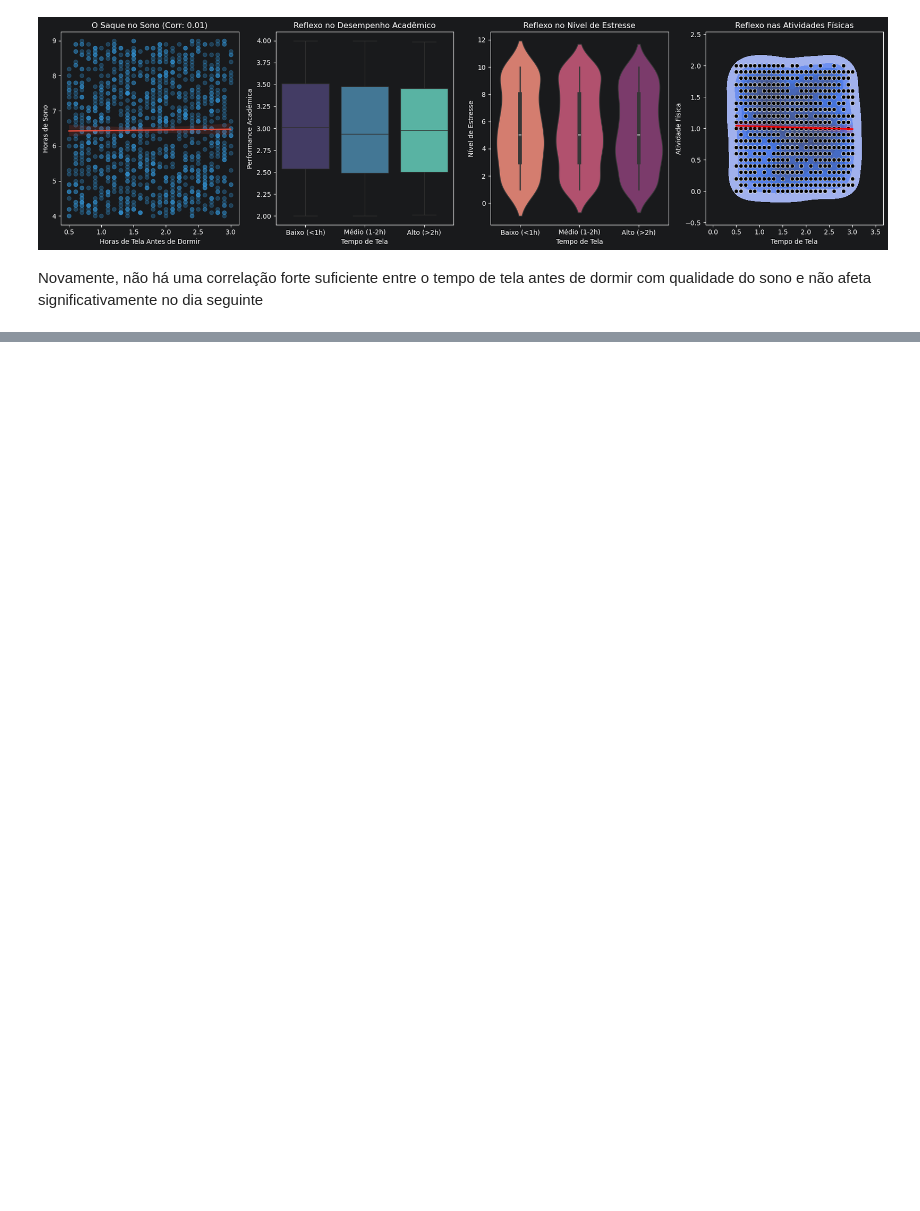
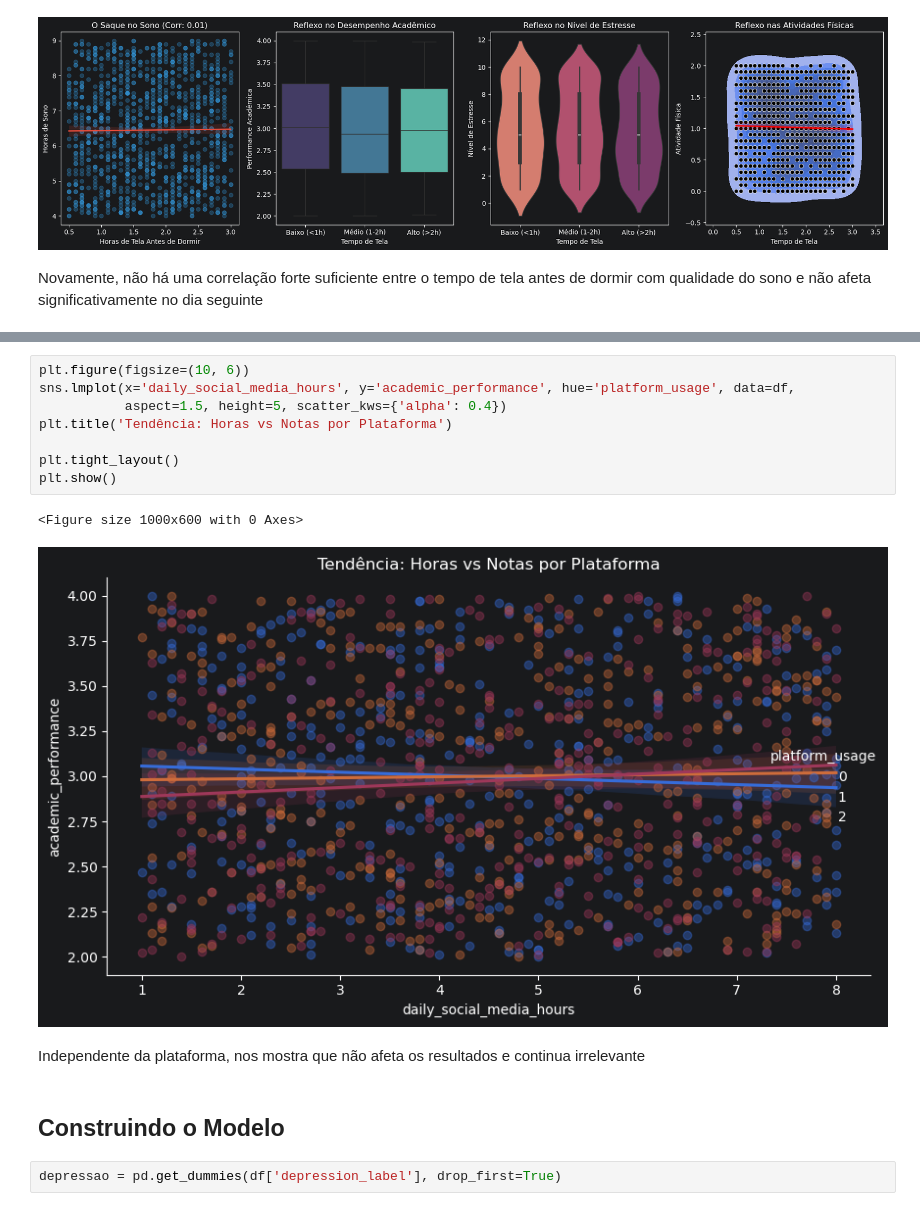
Before and after one commit to Danniells/Teenager_Menthal_Healy, a Jupyter notebook: random_forest.ipynb, the cells around one changed output, grey strips where cells are left out. Cells and saved outputs as stored; diff of their text form; blank space fills up the shorter version.

```diff
--- a/random_forest.ipynb
+++ b/random_forest.ipynb
@@ -179,0 +255,17 @@ Novamente, não há uma correlação forte suficiente entre o tempo de tela ante
+# %%
+plt.figure(figsize=(10, 6))
+sns.lmplot(x='daily_social_media_hours', y='academic_performance', hue='platform_usage', data=df,
+           aspect=1.5, height=5, scatter_kws={'alpha': 0.4})
+plt.title('Tendência: Horas vs Notas por Plataforma')
+
+plt.tight_layout()
+plt.show()
+# %% [output]
+<Figure size 1000x600 with 0 Axes>
+[figure, added]
+# %% [markdown]
+Independente da plataforma, nos mostra que não afeta os resultados e continua irrelevante
+# %% [markdown]
+## Construindo o Modelo
+# %%
+depressao = pd.get_dummies(df['depression_label'], drop_first=True)
```
Also changed, not shown: parts of 25 cells of this notebook, 1 other file.
